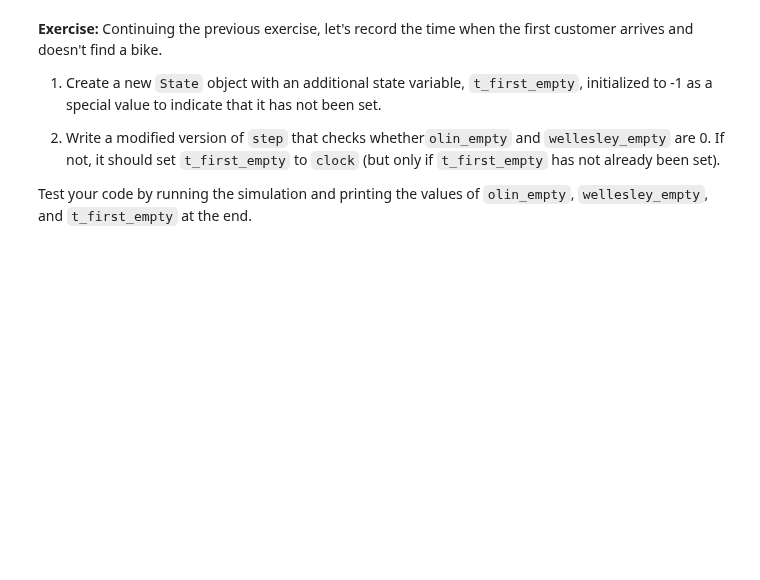
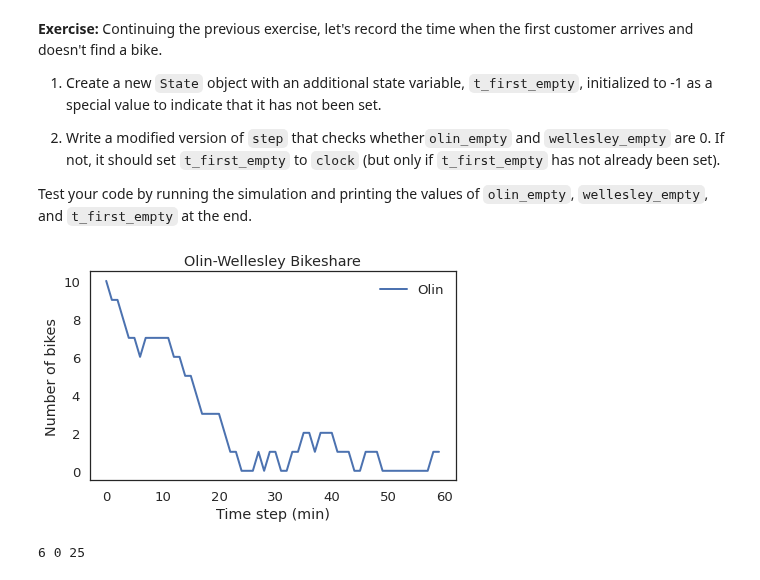
Before and after one commit to ferrysany/ModSimPy, a Jupyter notebook: colab/chap03.ipynb, the cells around one changed output. Cells and saved outputs as stored; diff of their text form; code cells hidden in the pictures; blank space fills up the shorter version.

```diff
--- a/colab/chap03.ipynb
+++ b/colab/chap03.ipynb
@@ -293,0 +287,4 @@ Test your code by running the simulation and printing the values of `olin_empty`
+# %%
+bikeshare = State(olin=10, wellesley=2,
+                  olin_empty=0, wellesley_empty=0,
+                  clock=0, t_first_empty = -1)
@@ -293,0 +316,9 @@ Test your code by running the simulation and printing the values of `olin_empty`
+# %%
+run_simulation(bikeshare, 0.4, 0.2, 60)
+decorate_bikeshare()
+# %% [output]
+[figure, added]
+# %%
+print(bikeshare.olin_empty, bikeshare.wellesley_empty, bikeshare.t_first_empty)
+# %% [output]
+6 0 25
```
Also changed, not shown: parts of 14 cells of this notebook.
